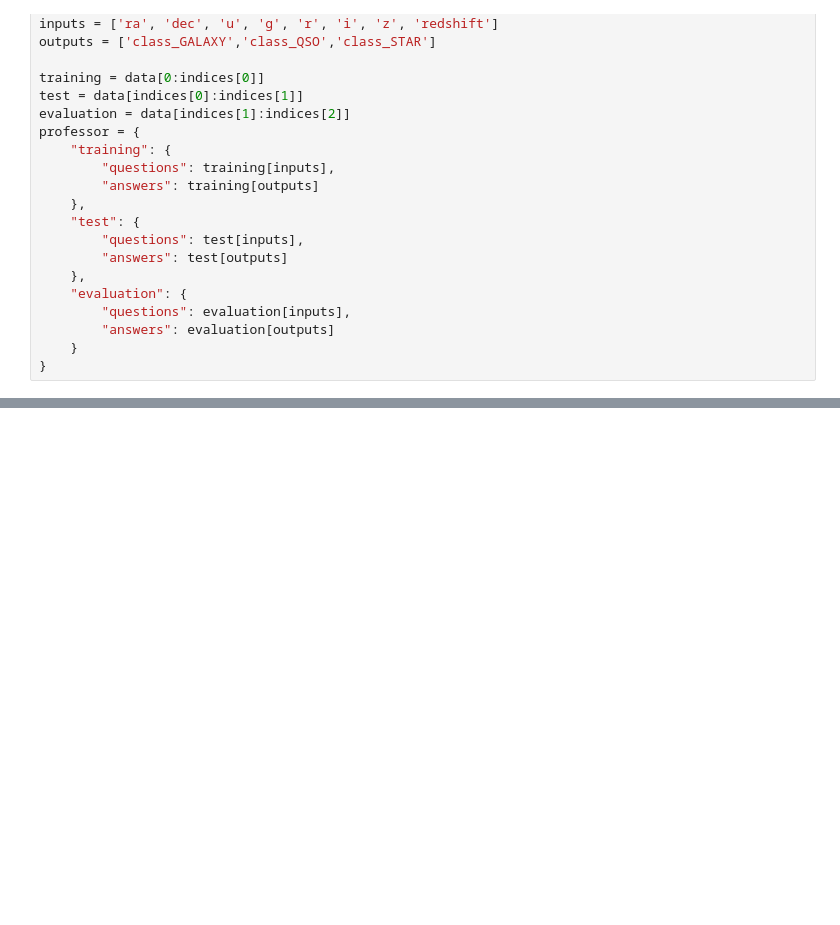
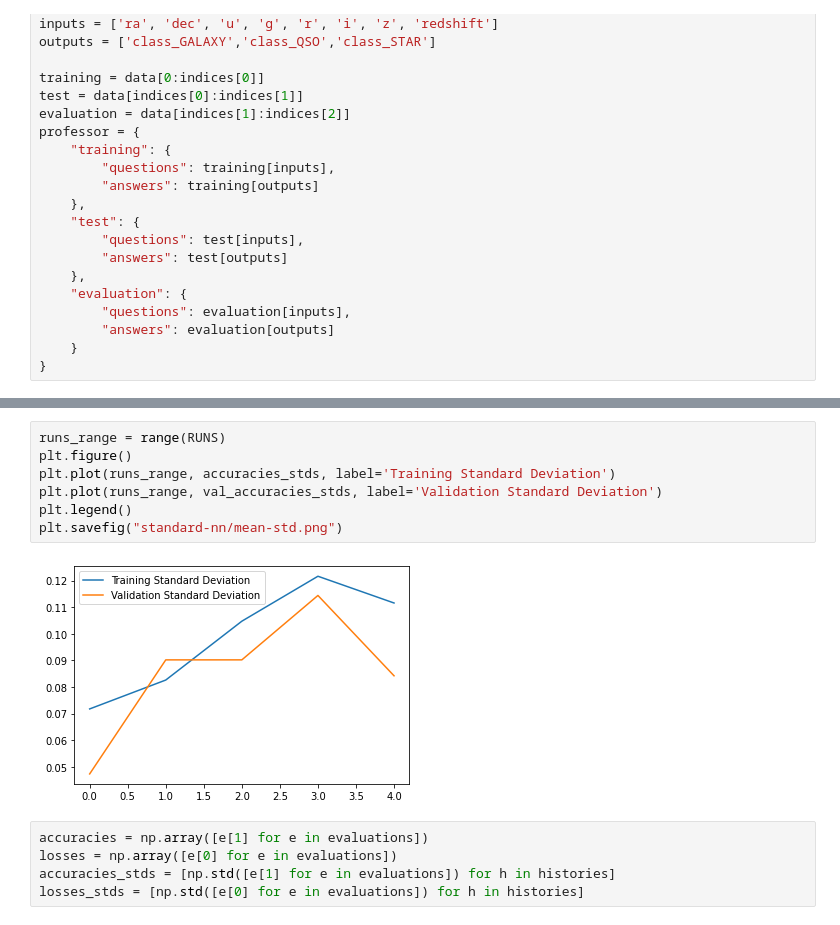
Before and after one commit to urishiraval/cos711-a2, a Jupyter notebook: experiment/NeuralNetwork.ipynb, the cells around one changed output, grey strips where cells are left out. Drawn from its saved outputs; the diff is of its cells as text; blank space fills up the shorter version.

```diff
--- a/experiment/NeuralNetwork.ipynb
+++ b/experiment/NeuralNetwork.ipynb
@@ -161,0 +162,14 @@ INFO:tensorflow:Assets written to: neural-network.tf/assets
+# %%
+runs_range = range(RUNS)
+plt.figure()
+plt.plot(runs_range, accuracies_stds, label='Training Standard Deviation')
+plt.plot(runs_range, val_accuracies_stds, label='Validation Standard Deviation')
+plt.legend()
+plt.savefig("standard-nn/mean-std.png")
+# %% [output]
+[figure, added]
+# %%
+accuracies = np.array([e[1] for e in evaluations])
+losses = np.array([e[0] for e in evaluations])
+accuracies_stds = [np.std([e[1] for e in evaluations]) for h in histories]
+losses_stds = [np.std([e[0] for e in evaluations]) for h in histories]
```
Also changed, not shown: parts of 13 cells of this notebook, 43 other files.
